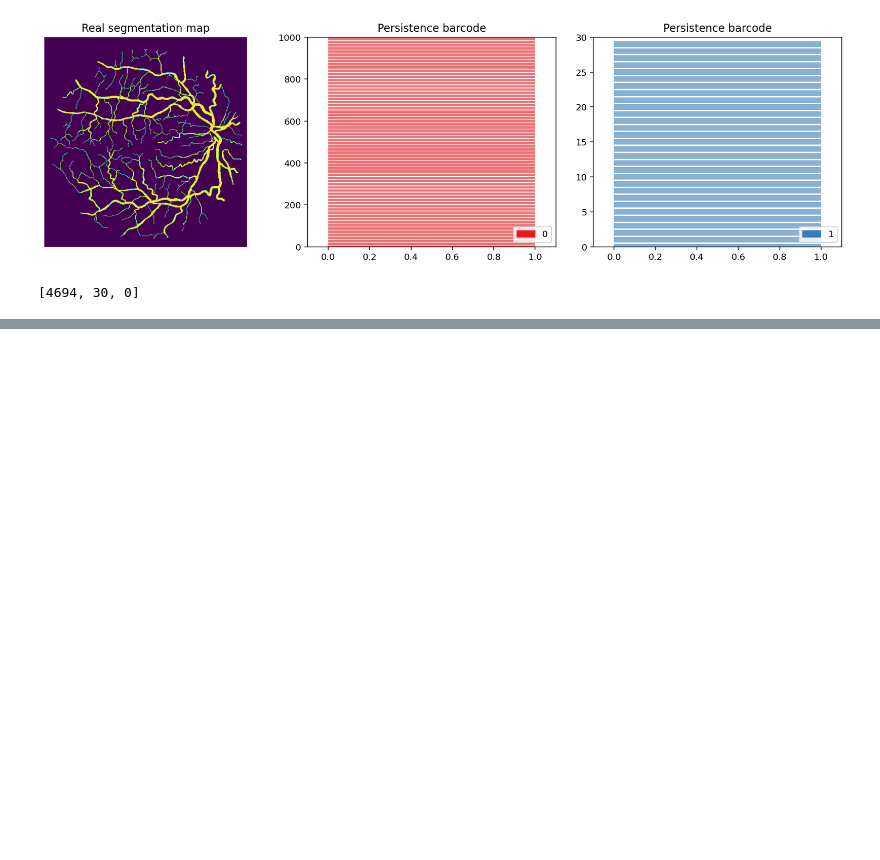
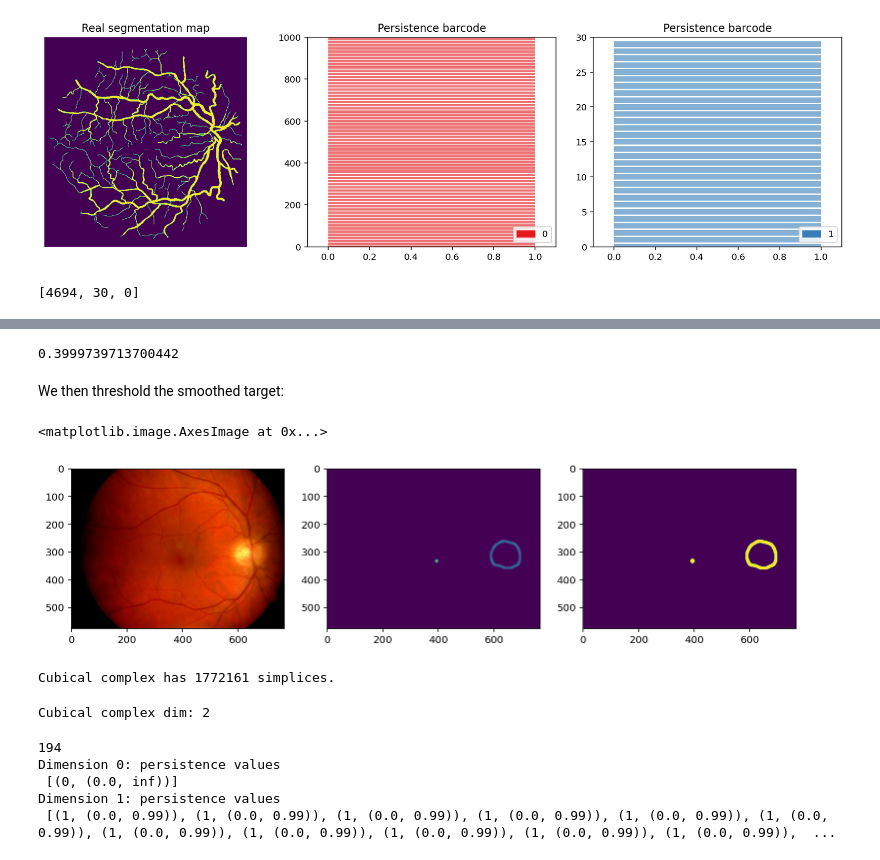
Before and after one commit to ManifoldFR/dlmi-project, a Jupyter notebook: topology-data.ipynb, the cells around one changed output, grey strips where cells are left out. Saved outputs shown, nothing was run; the diff lists cells and outputs as text; code cells hidden in the pictures; blank space fills up the shorter version.

Commit message:
update aria dataset class

```diff
--- a/topology-data.ipynb
+++ b/topology-data.ipynb
@@ -119,0 +122,62 @@ fig.savefig("figures/persistence-barcodes-{:s}-.pdf".format(file_base_name_),
+# %%
+aria_data = get_datasets('ARIA', get_disks=True)['train']
+# %%
+_idx = 1
+img = cv2.cvtColor(cv2.imread(aria_data.images[_idx]), cv2.COLOR_BGR2RGB)
+target = cv2.imread(aria_data.disks[_idx], cv2.IMREAD_UNCHANGED)
+#img = cv2.resize(img, (400, 400))
+#target = cv2.resize(target, (400, 400))
+target = np.asarray(target)
+target = target.astype(float) / 255
+
+# preprocess the target with gaussian blur for smoothing
+target_smoothed = skimage.filters.gaussian(target, 3)
+# %%
+target_smoothed.max()
+# %% [output]
+0.3999739713700442
+# %% [markdown]
+We then threshold the smoothed target:
+# %%
+target_smoothrsl = (target_smoothed > 0.02).astype(int)
+# %%
+fig = plt.figure(figsize=(13, 5))
+plt.subplot(131)
+plt.imshow(img)
+
+plt.subplot(132)
+plt.imshow(target_smoothed)
+
+plt.subplot(133)
+plt.imshow(target_smoothrsl)
+# %% [output]
+<matplotlib.image.AxesImage at 0x...>
+[figure, added]
+# %%
+cub_splx = CubicalComplex(dimensions=list(target.shape),
+                          top_dimensional_cells=target_smoothrsl.ravel()*.99)
+print("Cubical complex has %d simplices." % cub_splx.num_simplices())
+# %% [output]
+Cubical complex has 1772161 simplices.
+# %%
+print("Cubical complex dim: %d" % cub_splx.dimension())
+# %% [output]
+Cubical complex dim: 2
+# %%
+persistence_ = cub_splx.persistence()
+
+print(len(persistence_))
+
+from collections import defaultdict
+persistence_dict = defaultdict(list)
+persistence_dict[0] = list(filter(lambda x: x[0] == 0, persistence_))
+persistence_dict[1] = list(filter(lambda x: x[0] == 1, persistence_))
+
+for dim, arr in persistence_dict.items():
+    print("Dimension {:d}: persistence values\n".format(dim), arr)
+# %% [output]
+194
+Dimension 0: persistence values
+ [(0, (0.0, inf))]
+Dimension 1: persistence values
+ [(1, (0.0, 0.99)), (1, (0.0, 0.99)), (1, (0.0, 0.99)), (1, (0.0, 0.99)), (1, (0.0, 0.99)), (1, (0.0, 0.99)), (1, (0.0, 0.99)), (1, (0.0, 0.99)), (1, (0.0, 0.99)), (1, (0.0, 0.99)), (1, (0.0, 0.99)),  ...
```
Also changed, not shown: parts of 6 cells of this notebook, 5 other files.
